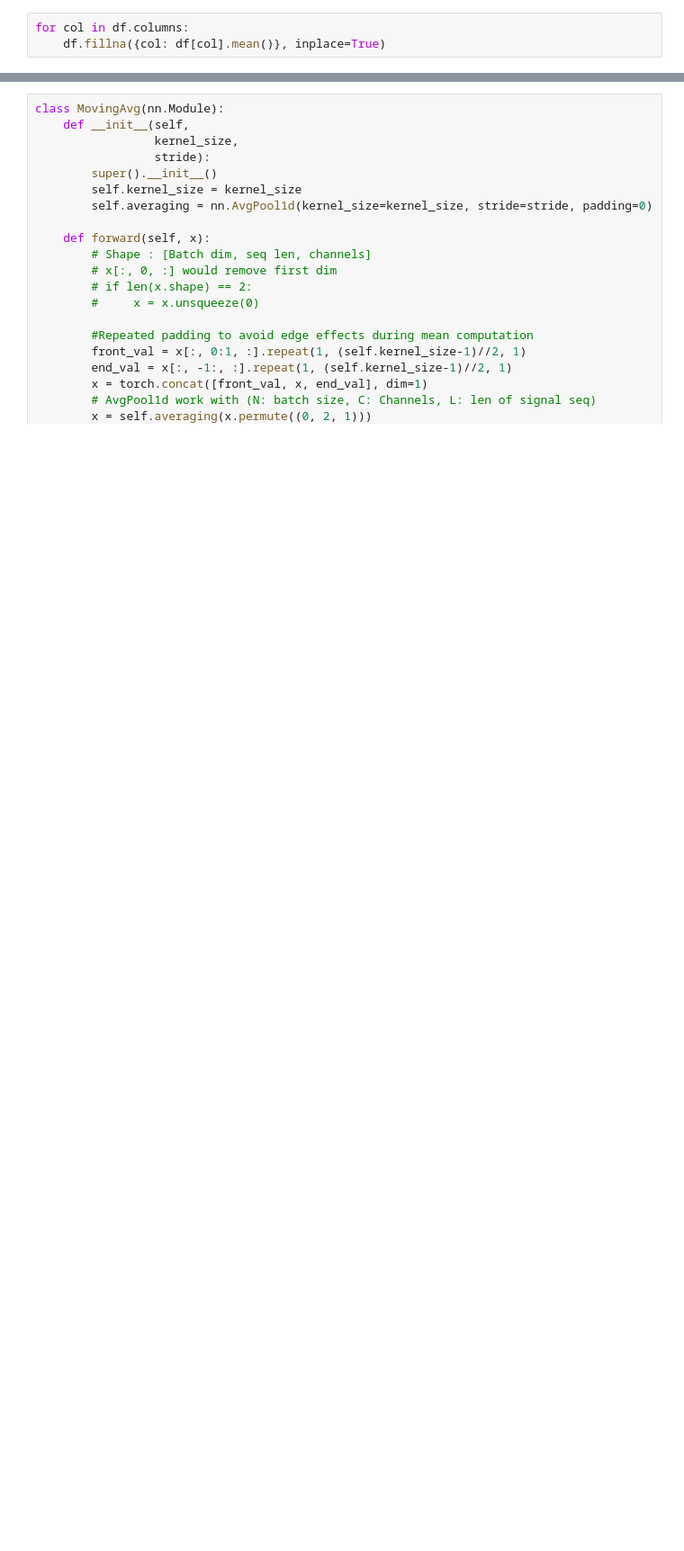
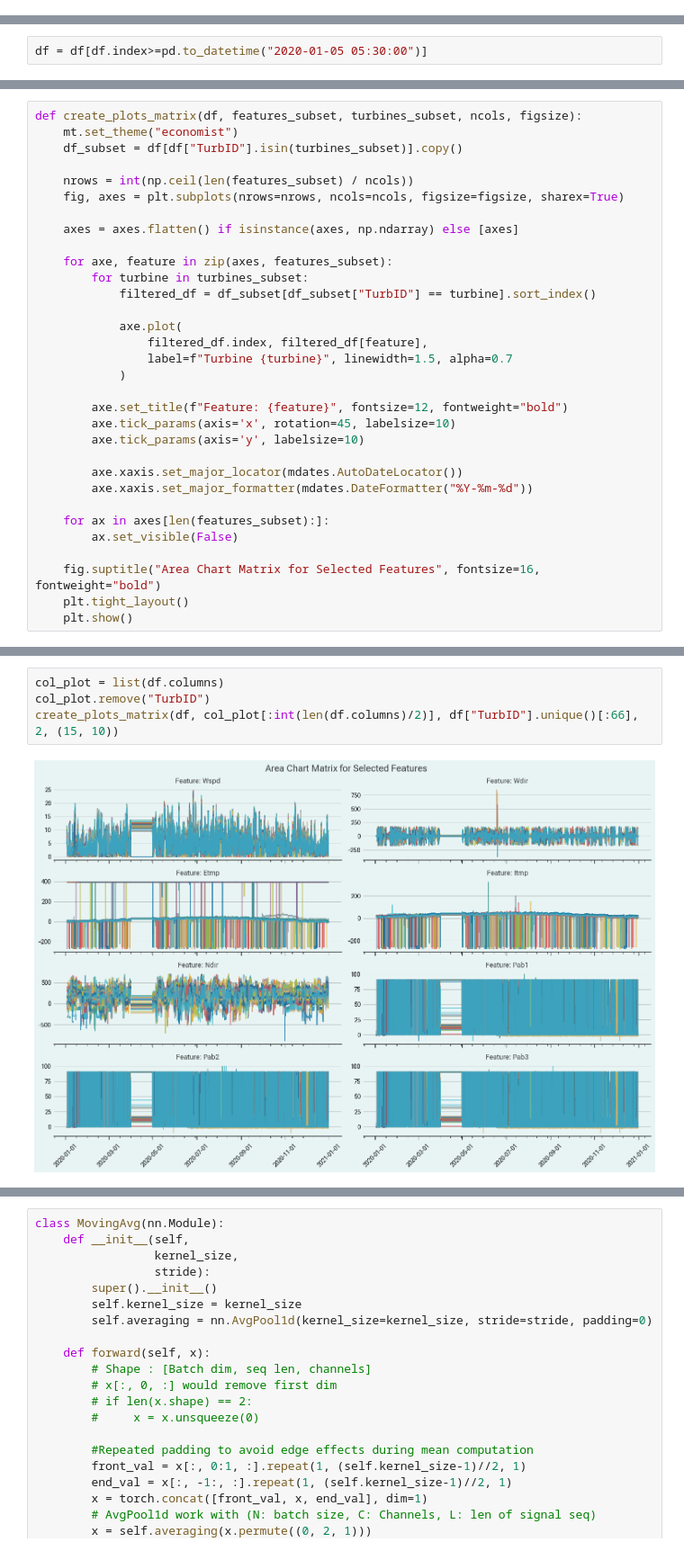
Before and after one commit to romanschw/Energy_Forecasting, a Jupyter notebook: notebooks/02_EDA.ipynb, the cells around one changed output, grey strips where cells are left out. Shown at 90% size. Cells and saved outputs as stored; diff of their text form; blank space fills up the shorter version.

```diff
--- a/notebooks/02_EDA.ipynb
+++ b/notebooks/02_EDA.ipynb
@@ -281,3 +74,0 @@ for col in df.columns:
-# %%
-for col in df.columns:
-    df.fillna({col: df[col].mean()}, inplace=True)
@@ -395,0 +100,2 @@ torch.Size([7017312])
+# %%
+df = df[df.index>=pd.to_datetime("2020-01-05 05:30:00")]
@@ -395,0 +106,32 @@ torch.Size([7017312])
+# %%
+def create_plots_matrix(df, features_subset, turbines_subset, ncols, figsize):
+    mt.set_theme("economist")
+    df_subset = df[df["TurbID"].isin(turbines_subset)].copy()
+
+    nrows = int(np.ceil(len(features_subset) / ncols))
+    fig, axes = plt.subplots(nrows=nrows, ncols=ncols, figsize=figsize, sharex=True)
+
+    axes = axes.flatten() if isinstance(axes, np.ndarray) else [axes]
+
+    for axe, feature in zip(axes, features_subset):
+        for turbine in turbines_subset:
+            filtered_df = df_subset[df_subset["TurbID"] == turbine].sort_index()
+
+            axe.plot(
+                filtered_df.index, filtered_df[feature],
+                label=f"Turbine {turbine}", linewidth=1.5, alpha=0.7
+            )
+
+        axe.set_title(f"Feature: {feature}", fontsize=12, fontweight="bold")
+        axe.tick_params(axis='x', rotation=45, labelsize=10)
+        axe.tick_params(axis='y', labelsize=10)
+
+        axe.xaxis.set_major_locator(mdates.AutoDateLocator())
+        axe.xaxis.set_major_formatter(mdates.DateFormatter("%Y-%m-%d"))
+
+    for ax in axes[len(features_subset):]:
+        ax.set_visible(False)
+
+    fig.suptitle("Area Chart Matrix for Selected Features", fontsize=16, fontweight="bold")
+    plt.tight_layout()
+    plt.show()
@@ -395,0 +152,6 @@ torch.Size([7017312])
+# %%
+col_plot = list(df.columns)
+col_plot.remove("TurbID")
+create_plots_matrix(df, col_plot[:int(len(df.columns)/2)], df["TurbID"].unique()[:66], 2, (15, 10))
+# %% [output]
+[figure, added]
```
Also changed, not shown: parts of 74 cells of this notebook.
